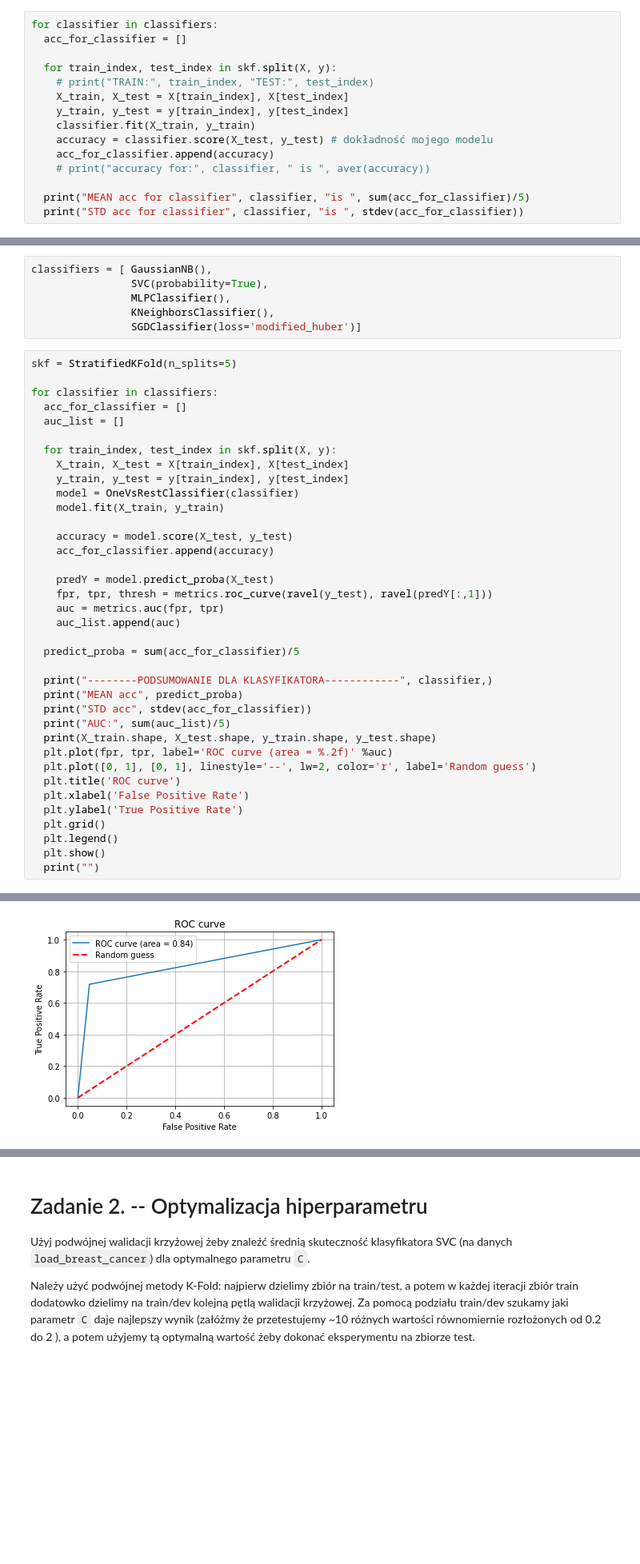
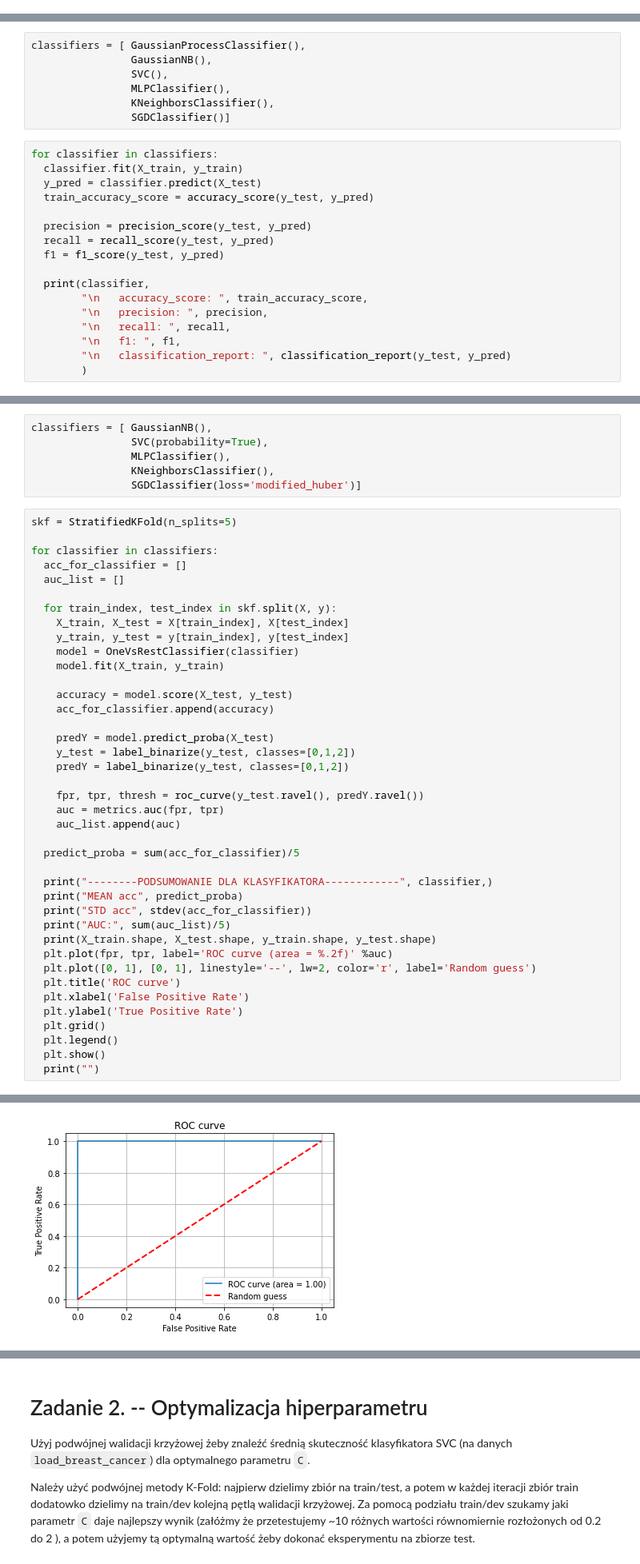
Before and after one commit to gapself/pjatk, a Jupyter notebook: Zadanie_4_klasyfikacja_wieloetykietowa.ipynb, the cells around one changed output, grey strips where cells are left out. Shown: that part at 80% size. Saved outputs shown, nothing was run; the diff lists cells and outputs as text; blank space fills up the shorter version.

```diff
--- a/Zadanie_4_klasyfikacja_wieloetykietowa.ipynb
+++ b/Zadanie_4_klasyfikacja_wieloetykietowa.ipynb
@@ -237,17 +220,2 @@ from sklearn.metrics import precision_recall_fscore_support, accuracy_score, con
 X, y = breast_cancer_dataset["data"], breast_cancer_dataset["target"]
 X_train, X_test, y_train, y_test = train_test_split(X, y, test_size=0.1, random_state=42, stratify=y)
-# %%
-for classifier in classifiers:
-  acc_for_classifier = []
-
-  for train_index, test_index in skf.split(X, y):
-    # print("TRAIN:", train_index, "TEST:", test_index)
-    X_train, X_test = X[train_index], X[test_index]
-    y_train, y_test = y[train_index], y[test_index]
-    classifier.fit(X_train, y_train)
-    accuracy = classifier.score(X_test, y_test) # dokładność mojego modelu
-    acc_for_classifier.append(accuracy)
-    # print("accuracy for:", classifier, " is ", aver(accuracy))
-
-  print("MEAN acc for classifier", classifier, "is ", sum(acc_for_classifier)/5)
-  print("STD acc for classifier", classifier, "is ", stdev(acc_for_classifier))
@@ -268,0 +222,24 @@ STD acc for classifier SGDClassifier() is  0.10904966710238516
+# %%
+classifiers = [ GaussianProcessClassifier(),
+                GaussianNB(),
+                SVC(),
+                MLPClassifier(),
+                KNeighborsClassifier(),
+                SGDClassifier()]
+# %%
+for classifier in classifiers:
+  classifier.fit(X_train, y_train)
+  y_pred = classifier.predict(X_test)
+  train_accuracy_score = accuracy_score(y_test, y_pred)
+
+  precision = precision_score(y_test, y_pred)
+  recall = recall_score(y_test, y_pred)
+  f1 = f1_score(y_test, y_pred)
+
+  print(classifier,
+        "\n   accuracy_score: ", train_accuracy_score,
+        "\n   precision: ", precision,
+        "\n   recall: ", recall,
+        "\n   f1: ", f1,
+        "\n   classification_report: ", classification_report(y_test, y_pred)
+        )
@@ -408,7 +404,10 @@ for classifier in classifiers:
     acc_for_classifier.append(accuracy)
 
     predY = model.predict_proba(X_test)
-    fpr, tpr, thresh = metrics.roc_curve(ravel(y_test), ravel(predY[:,1]))
+    y_test = label_binarize(y_test, classes=[0,1,2])
+    predY = label_binarize(y_test, classes=[0,1,2])
+
+    fpr, tpr, thresh = roc_curve(y_test.ravel(), predY.ravel())
     auc = metrics.auc(fpr, tpr)
     auc_list.append(auc)
 
@@ -437,4 +436,4 @@ AUC: 0.8353454057679407
-[figure, old version]
+[figure, new version]
 --------PODSUMOWANIE DLA KLASYFIKATORA------------ SVC(probability=True)
 MEAN acc 0.6857142857142857
 STD acc 0.03839580502197427
```
Also changed, not shown: parts of 8 cells of this notebook.
